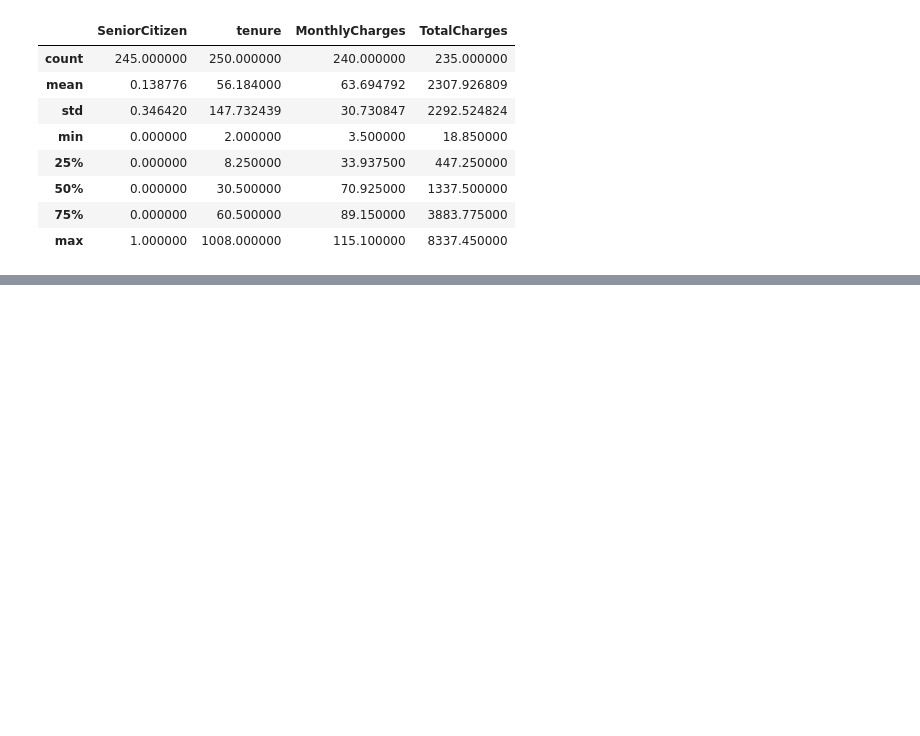
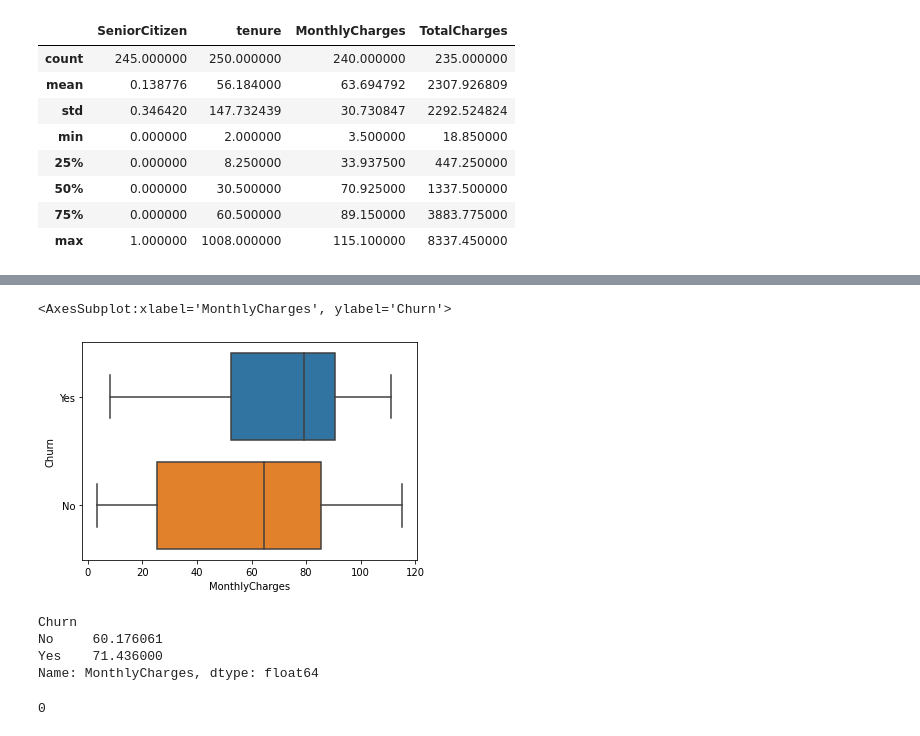
Before and after one commit to nova-sangeeth/pytest-workouts, a Jupyter notebook: GITAA/week_4/data_preparation_1.ipynb, the cells around one changed output, grey strips where cells are left out. Drawn from its saved outputs; the diff is of its cells as text; code cells hidden in the pictures; blank space fills up the shorter version.

```diff
--- a/GITAA/week_4/data_preparation_1.ipynb
+++ b/GITAA/week_4/data_preparation_1.ipynb
@@ -389,0 +439,6 @@ churn1.describe()
+# %%
+# Show only the rows where InternetServices is No
+x = churn1[churn1['InternetService'] == 'No']
+
+# Select all the cols from index 13 to 20
+x[x.columns[13:20]].columns
@@ -389,0 +633,10 @@ churn1.describe()
+# %%
+churn1.groupby(
+    ['Churn']
+).mean().groupby('Churn')['TotalCharges'].mean()
+
+churn1['TotalCharges'] = churn1.groupby(
+    'Churn'
+)['TotalCharges'].transform(
+    lambda x: x.fillna(x.mean())
+)
@@ -389,0 +676,18 @@ churn1.describe()
+# %%
+# Check for the mean for a visual representation.
+sns.boxplot(
+    x=churn1['MonthlyCharges'],
+    y = churn1['Churn']
+)
+# %% [output]
+<AxesSubplot:xlabel='MonthlyCharges', ylabel='Churn'>
+[figure, added]
+# %%
+churn1.groupby(
+    ['Churn']
+).mean().groupby('Churn')['MonthlyCharges'].mean()
+# %% [output]
+Churn
+No     60.176061
+Yes    71.436000
+Name: MonthlyCharges, dtype: float64
@@ -389,0 +698,4 @@ churn1.describe()
+# %%
+churn1.MonthlyCharges.isnull().sum()
+# %% [output]
+0
```
Also changed, not shown: parts of 34 cells of this notebook.
